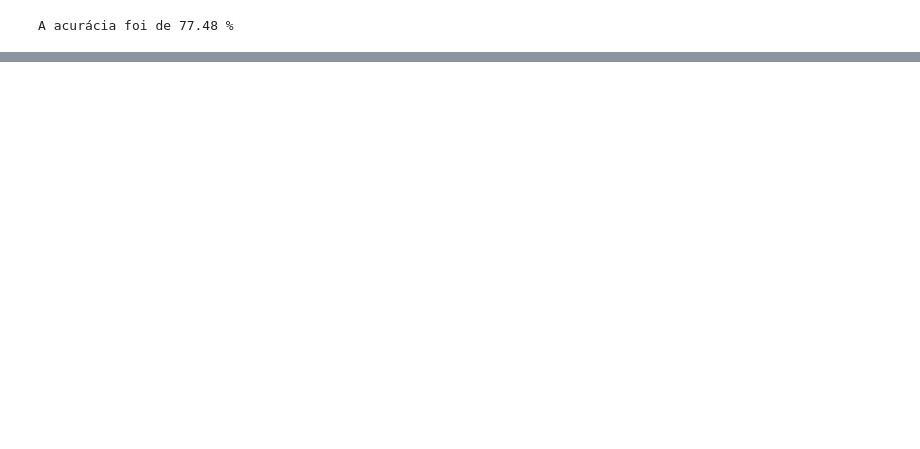
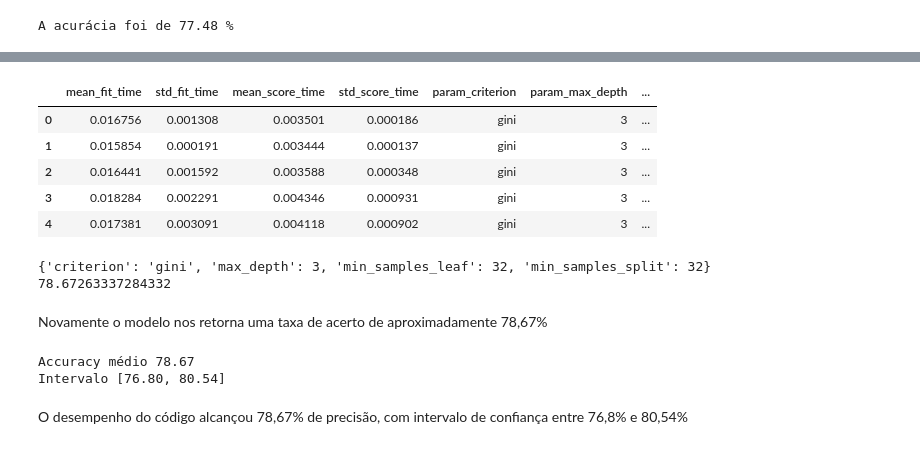
Before and after one commit to lucashamon1/Ciencia-de-Dados, a Jupyter notebook: Introduçao_a_machine_learning_modelo_4.ipynb, the cells around one changed output, grey strips where cells are left out. Cells and saved outputs as stored; diff of their text form; code cells hidden in the pictures; blank space fills up the shorter version.

```diff
--- a/Introduçao_a_machine_learning_modelo_4.ipynb
+++ b/Introduçao_a_machine_learning_modelo_4.ipynb
@@ -439,0 +708,29 @@ A acurácia foi de 77.48 %
+# %%
+SEED = 301
+np.random.seed(SEED)
+espaço_de_parametros ={'max_depth': [3,5],
+                       'min_samples_split': [32,64,128],
+                       'min_samples_leaf': [32,64,128],
+                       'criterion':['gini','entropy']}
+busca = GridSearchCV(DecisionTreeClassifier(),
+                    espaço_de_parametros,
+                    cv = GroupKFold(n_splits = 10))
+
+busca.fit(x_azar, y_azar,groups = dados.modelo)
+resultados = pd.DataFrame(busca.cv_results_)
+resultados.head()
+# %% [output]
+|  | mean_fit_time | std_fit_time | mean_score_time | std_score_time | param_criterion | param_max_depth | ... |
+| 0 | 0.016756 | 0.001308 | 0.003501 | 0.000186 | gini | 3 | ... |
+| 1 | 0.015854 | 0.000191 | 0.003444 | 0.000137 | gini | 3 | ... |
+| 2 | 0.016441 | 0.001592 | 0.003588 | 0.000348 | gini | 3 | ... |
+| 3 | 0.018284 | 0.002291 | 0.004346 | 0.000931 | gini | 3 | ... |
+| 4 | 0.017381 | 0.003091 | 0.004118 | 0.000902 | gini | 3 | ... |
+# %%
+print(busca.best_params_)
+print(busca.best_score_*100)
+# %% [output]
+{'criterion': 'gini', 'max_depth': 3, 'min_samples_leaf': 32, 'min_samples_split': 32}
+78.67263337284332
+# %% [markdown]
+Novamente o modelo nos retorna uma taxa de acerto de aproximadamente 78,67%
@@ -439,0 +743,7 @@ A acurácia foi de 77.48 %
+# %%
+imprime_score(scores)
+# %% [output]
+Accuracy médio 78.67
+Intervalo [76.80, 80.54]
+# %% [markdown]
+O desempenho do código alcançou 78,67% de precisão, com intervalo de confiança entre 76,8% e 80,54%
```
Also changed, not shown: parts of 35 cells of this notebook.
